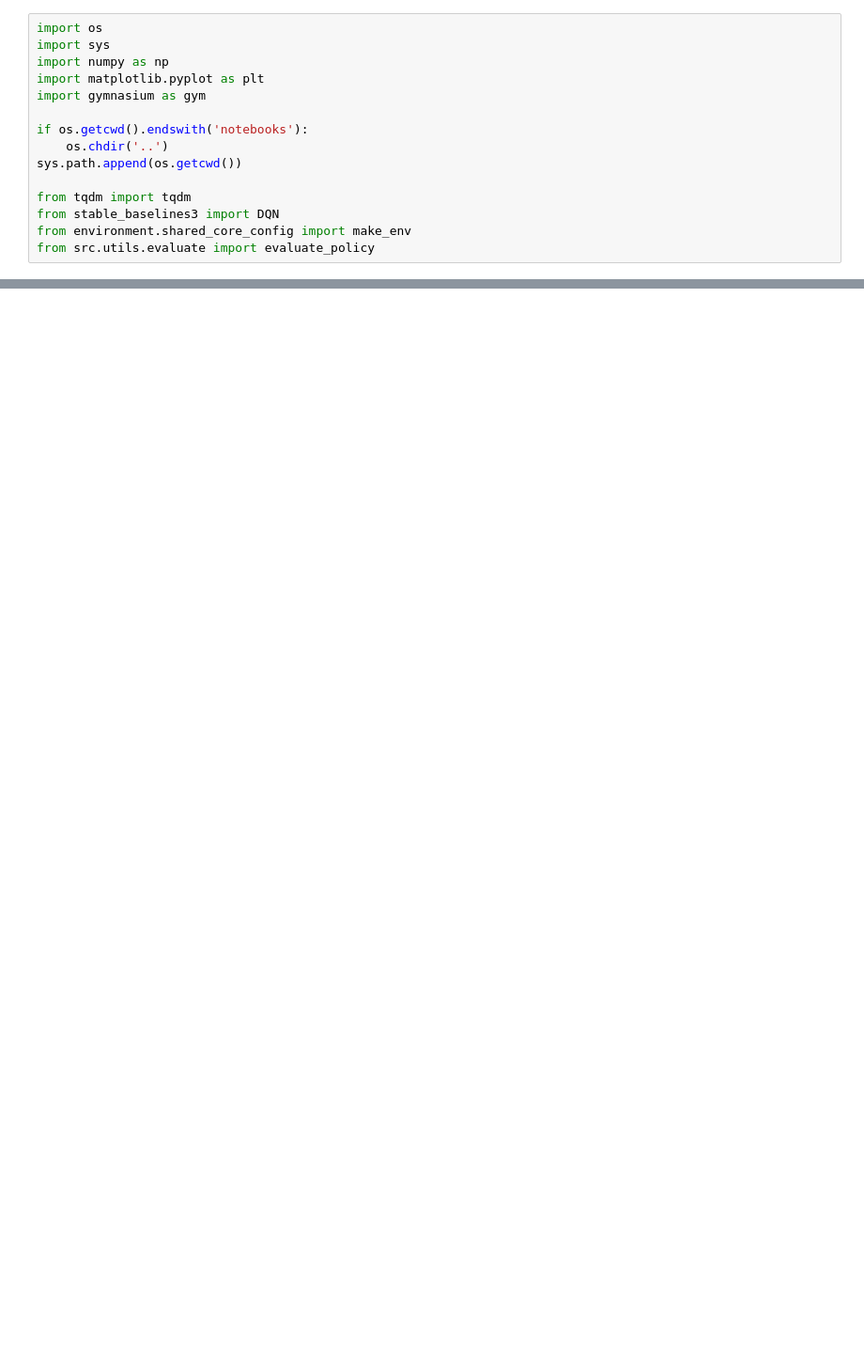
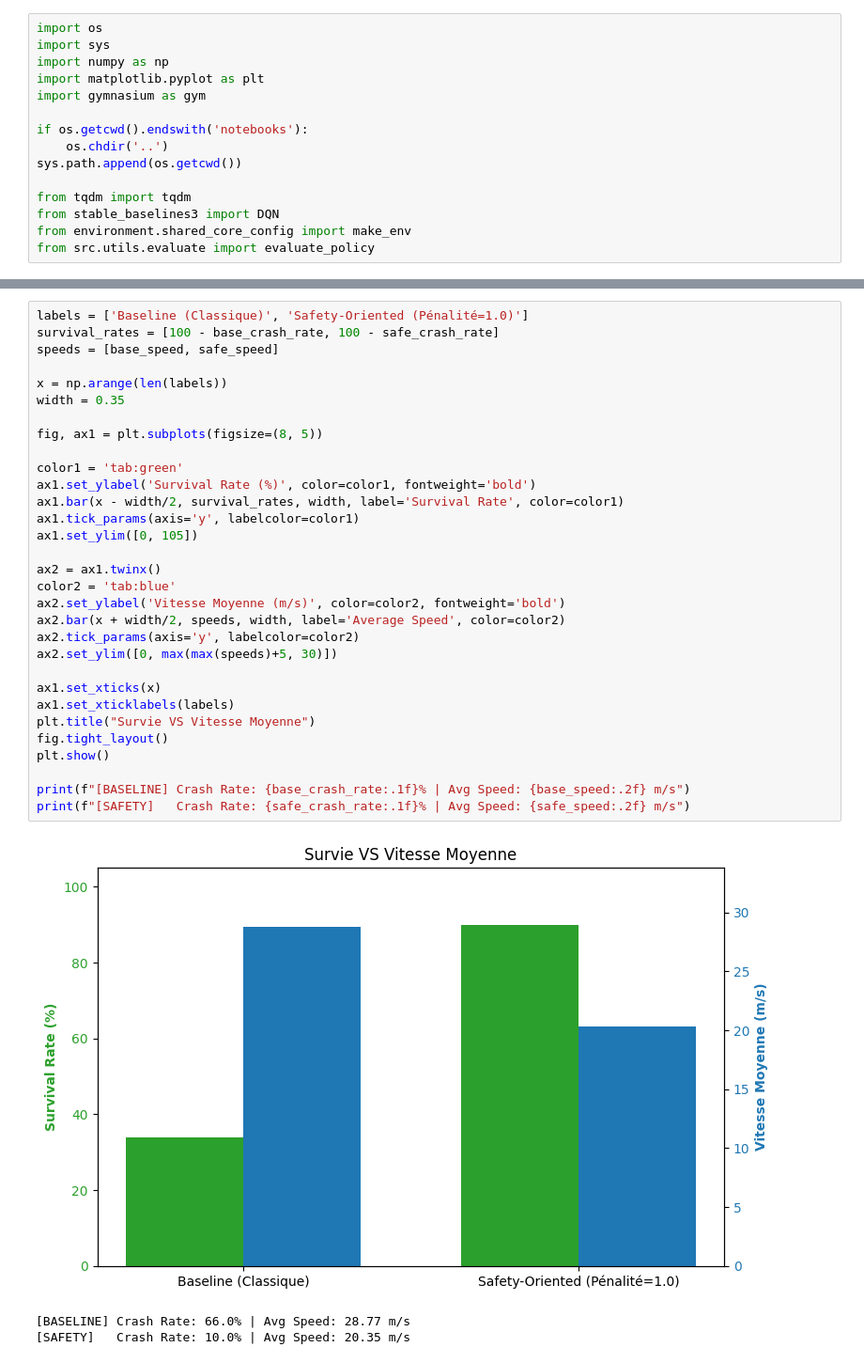
Before and after one commit to daphnemaschas/Autonomous-Highway-Agents, a Jupyter notebook: notebooks/02_safety_analysis.ipynb, the cells around one changed output, grey strips where cells are left out. Shown at 94% size. Drawn from its saved outputs; the diff is of its cells as text; blank space fills up the shorter version.

Commit message:
:hammer: done with safety analysis

```diff
--- a/notebooks/02_safety_analysis.ipynb
+++ b/notebooks/02_safety_analysis.ipynb
@@ -73,3 +41,38 @@ print(f"[SAFETY]   Crash Rate: {safe_crash_rate:.1f}% | Avg Speed: {safe_speed:.
+# %%
+labels = ['Baseline (Classique)', 'Safety-Oriented (Pénalité=1.0)']
+survival_rates = [100 - base_crash_rate, 100 - safe_crash_rate]
+speeds = [base_speed, safe_speed]
+
+x = np.arange(len(labels))
+width = 0.35
+
+fig, ax1 = plt.subplots(figsize=(8, 5))
+
+color1 = 'tab:green'
+ax1.set_ylabel('Survival Rate (%)', color=color1, fontweight='bold')
+ax1.bar(x - width/2, survival_rates, width, label='Survival Rate', color=color1)
+ax1.tick_params(axis='y', labelcolor=color1)
+ax1.set_ylim([0, 105])
+
+ax2 = ax1.twinx()
+color2 = 'tab:blue'
+ax2.set_ylabel('Vitesse Moyenne (m/s)', color=color2, fontweight='bold')
+ax2.bar(x + width/2, speeds, width, label='Average Speed', color=color2)
+ax2.tick_params(axis='y', labelcolor=color2)
+ax2.set_ylim([0, max(max(speeds)+5, 30)])
+
+ax1.set_xticks(x)
+ax1.set_xticklabels(labels)
+plt.title("Survie VS Vitesse Moyenne")
+fig.tight_layout()
+plt.show()
+
+print(f"[BASELINE] Crash Rate: {base_crash_rate:.1f}% | Avg Speed: {base_speed:.2f} m/s")
+print(f"[SAFETY]   Crash Rate: {safe_crash_rate:.1f}% | Avg Speed: {safe_speed:.2f} m/s")
+# %% [output]
+[figure, added]
+[BASELINE] Crash Rate: 66.0% | Avg Speed: 28.77 m/s
+[SAFETY]   Crash Rate: 10.0% | Avg Speed: 20.35 m/s
 # %%
 densities = [1.0, 1.5, 2.0, 2.5]
 base_crashes_density = []
```
Also changed, not shown: parts of 4 cells of this notebook, 3 other files.
